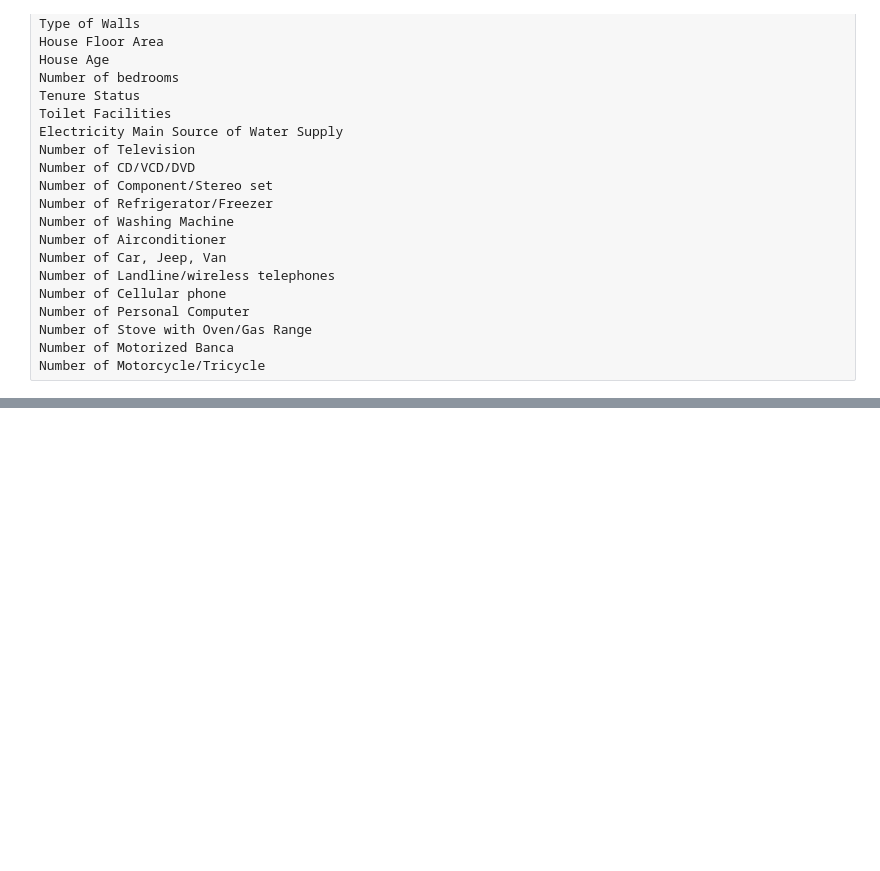
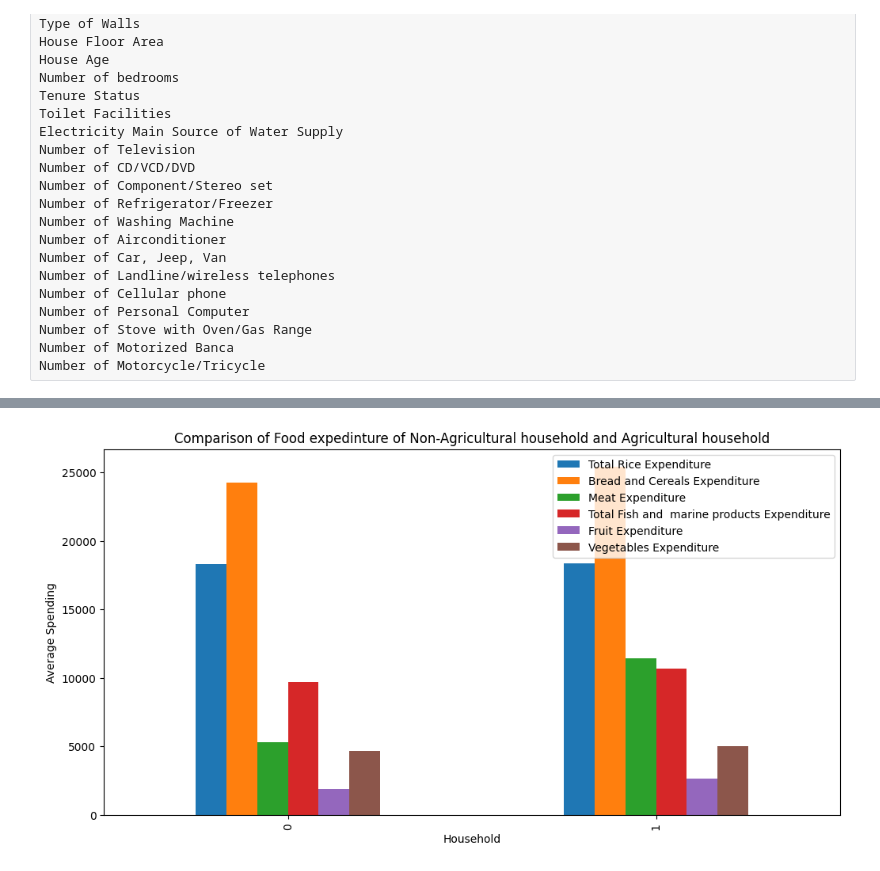
Before and after one commit to RyannKim327/Jupyter-Notebook, a Jupyter notebook: ITD - 3B/Final Project.ipynb, the cells around one changed output, grey strips where cells are left out. Saved outputs shown, nothing was run; the diff lists cells and outputs as text; code cells hidden in the pictures; blank space fills up the shorter version.

```diff
--- a/ITD - 3B/Final Project.ipynb
+++ b/ITD - 3B/Final Project.ipynb
@@ -222,0 +236,10 @@ Number of Motorcycle/Tricycle
+# %%
+data['Agricultural Household indicator'] = data['Agricultural Household indicator'].map({0: 'Non-Agricultural', 1: 'Agricultural'})
+# %%
+average_expenditure = data.groupby('Agricultural Household indicator')[['Total Rice Expenditure',
+                                                                        'Bread and Cereals Expenditure',
+                                                                        'Meat Expenditure',
+                                                                        'Total Fish and  marine products Expenditure',
+                                                                        'Fruit Expenditure',
+                                                                        'Vegetables Expenditure',
+                                                                       ]].mean().reset_index()
@@ -222,0 +252,8 @@ Number of Motorcycle/Tricycle
+# %%
+average_expenditure.plot(kind='bar',  figsize=(12,6))
+plt.title('Comparison of Food expedinture of Non-Agricultural household and Agricultural household')
+plt.ylabel('Average Spending')
+plt.xlabel('Household')
+plt.show()
+# %% [output]
+[figure, added]
```
Also changed, not shown: parts of 6 cells of this notebook.
